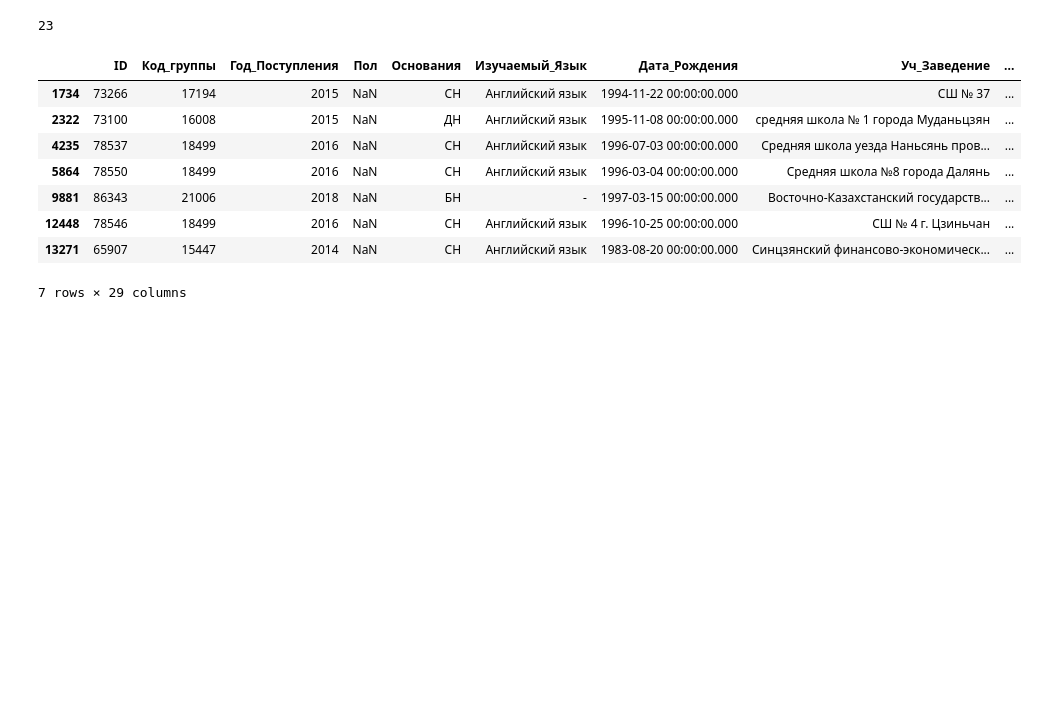
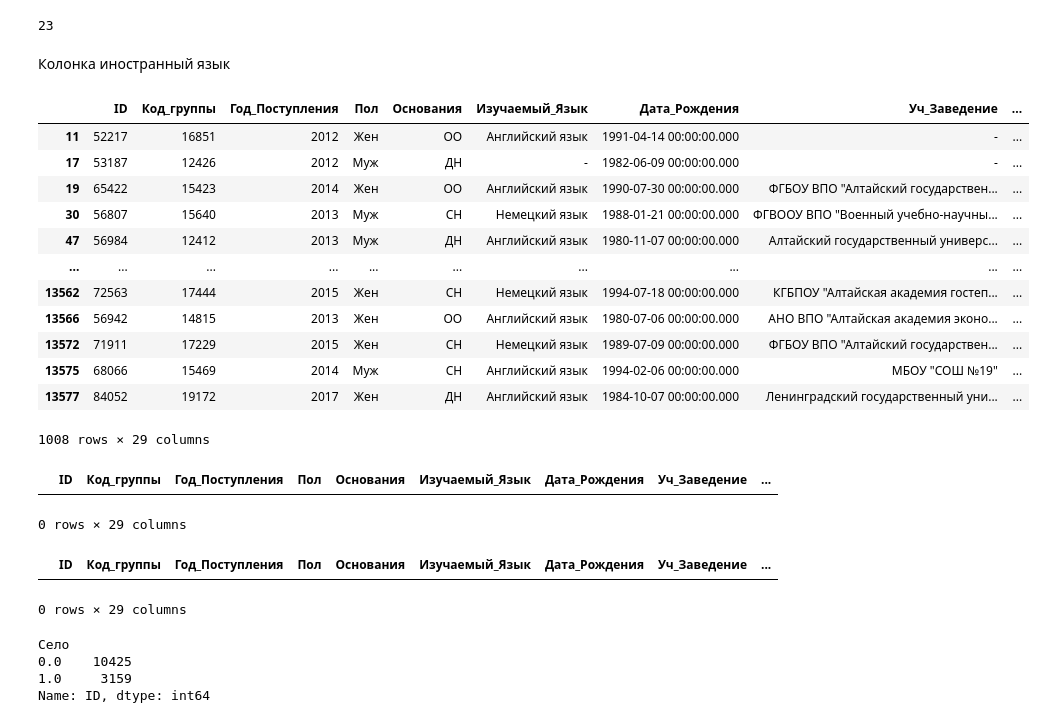
Before and after one commit to RomanZorkin/digital_match_altay, a Jupyter notebook: notebooks/test.ipynb, the cells around one changed output. Drawn from its saved outputs; the diff is of its cells as text; code cells hidden in the pictures; blank space fills up the shorter version.

```diff
--- a/notebooks/test.ipynb
+++ b/notebooks/test.ipynb
@@ -218,12 +216,30 @@ clean_frame.loc[clean_frame['Изучаемый_Язык'].isnull(), 'Изуча
+# %% [markdown]
+Колонка иностранный язык
+# %%
+clean_frame.loc[clean_frame['Изучаемый_Язык'].isnull(), 'Изучаемый_Язык'] = '-'
+clean_frame.loc[clean_frame['Изучаемый_Язык'] == 'Англиийский', 'Изучаемый_Язык'] = 'Английский язык'
+clean_frame.loc[clean_frame['Изучаемый_Язык'] == 'Иностранный язык (Английский)', 'Изучаемый_Язык'] = 'Английский язык'
+clean_frame.loc[clean_frame['Изучаемый_Язык'] == 'Иностранный язык (Немецкий)', 'Изучаемый_Язык'] = 'Немецкий язык'
+clean_frame.loc[clean_frame['Изучаемый_Язык'] == 'Русский язык', 'Изучаемый_Язык'] = '-'
 # %%
 clean_frame.loc[clean_frame['Пол'].isnull(), 'Пол'] = '-'
-# %% [output]
-|  | ID | Код_группы | Год_Поступления | Пол | Основания | Изучаемый_Язык | Дата_Рождения | Уч_Заведение | ... |
-| 1734 | 73266 | 17194 | 2015 | NaN | СН | Английский язык | 1994-11-22 00:00:00.000 | СШ № 37 | ... |
-| 2322 | 73100 | 16008 | 2015 | NaN | ДН | Английский язык | 1995-11-08 00:00:00.000 | средняя школа № 1 города Муданьцзян | ... |
-| 4235 | 78537 | 18499 | 2016 | NaN | СН | Английский язык | 1996-07-03 00:00:00.000 | Средняя школа уезда Наньсянь пров... | ... |
-| 5864 | 78550 | 18499 | 2016 | NaN | СН | Английский язык | 1996-03-04 00:00:00.000 | Средняя школа №8 города Далянь | ... |
-| 9881 | 86343 | 21006 | 2018 | NaN | БН | - | 1997-03-15 00:00:00.000 | Восточно-Казахстанский государств... | ... |
-| 12448 | 78546 | 18499 | 2016 | NaN | СН | Английский язык | 1996-10-25 00:00:00.000 | СШ № 4 г. Цзиньчан | ... |
-| 13271 | 65907 | 15447 | 2014 | NaN | СН | Английский язык | 1983-08-20 00:00:00.000 | Синцзянский финансово-экономическ... | ... |
-7 rows × 29 columns
+# %%
+clean_frame.loc[clean_frame['Уч_Заведение'].isnull(), 'Уч_Заведение'] = '-'
+# %%
+clean_frame.loc[clean_frame['Где_Находится_УЗ'].isnull(), 'Где_Находится_УЗ'] = '-'
+# %%
+clean_frame.loc[clean_frame['Пособие'].isnull()]
+# %% [output]
+|  | ID | Код_группы | Год_Поступления | Пол | Основания | Изучаемый_Язык | Дата_Рождения | Уч_Заведение | ... |
+| 11 | 52217 | 16851 | 2012 | Жен | ОО | Английский язык | 1991-04-14 00:00:00.000 | - | ... |
+| 17 | 53187 | 12426 | 2012 | Муж | ДН | - | 1982-06-09 00:00:00.000 | - | ... |
+| 19 | 65422 | 15423 | 2014 | Жен | ОО | Английский язык | 1990-07-30 00:00:00.000 | ФГБОУ ВПО "Алтайский государствен... | ... |
+| 30 | 56807 | 15640 | 2013 | Муж | СН | Немецкий язык | 1988-01-21 00:00:00.000 | ФГВООУ ВПО "Военный учебно-научны... | ... |
+| 47 | 56984 | 12412 | 2013 | Муж | ДН | Английский язык | 1980-11-07 00:00:00.000 | Алтайский государственный универс... | ... |
+| ... | ... | ... | ... | ... | ... | ... | ... | ... | ... |
+| 13562 | 72563 | 17444 | 2015 | Жен | СН | Немецкий язык | 1994-07-18 00:00:00.000 | КГБПОУ "Алтайская академия гостеп... | ... |
+| 13566 | 56942 | 14815 | 2013 | Жен | ОО | Английский язык | 1980-07-06 00:00:00.000 | АНО ВПО "Алтайская академия эконо... | ... |
+| 13572 | 71911 | 17229 | 2015 | Жен | СН | Немецкий язык | 1989-07-09 00:00:00.000 | ФГБОУ ВПО "Алтайский государствен... | ... |
+| 13575 | 68066 | 15469 | 2014 | Муж | СН | Английский язык | 1994-02-06 00:00:00.000 | МБОУ "СОШ №19" | ... |
+| 13577 | 84052 | 19172 | 2017 | Жен | ДН | Английский язык | 1984-10-07 00:00:00.000 | Ленинградский государственный уни... | ... |
+1008 rows × 29 columns
@@ -229,0 +277,20 @@ clean_frame.loc[clean_frame['Пол'].isnull(), 'Пол'] = '-'
+# %%
+clean_frame.loc[clean_frame['Опекунство'].isnull()]
+# %% [output]
+|  | ID | Код_группы | Год_Поступления | Пол | Основания | Изучаемый_Язык | Дата_Рождения | Уч_Заведение | ... |
+0 rows × 29 columns
+# %%
+
+clean_frame.loc[(clean_frame['Село'].isnull()) & (~clean_frame['Город_ПП'].isin(['Барнаул', 'Барнаул г',])), 'Село'] = 1
+clean_frame.loc[(clean_frame['Село'].isnull()) & (clean_frame['Город_ПП'].isin(['Барнаул', 'Барнаул г',])), 'Село'] = 0
+clean_frame.loc[(clean_frame['Село'].isnull())]
+# %% [output]
+|  | ID | Код_группы | Год_Поступления | Пол | Основания | Изучаемый_Язык | Дата_Рождения | Уч_Заведение | ... |
+0 rows × 29 columns
+# %%
+clean_frame.groupby('Село')['ID'].count()
+# %% [output]
+Село
+0.0    10425
+1.0     3159
+Name: ID, dtype: int64
```
Also changed, not shown: parts of 9 cells of this notebook, 2 other files.
